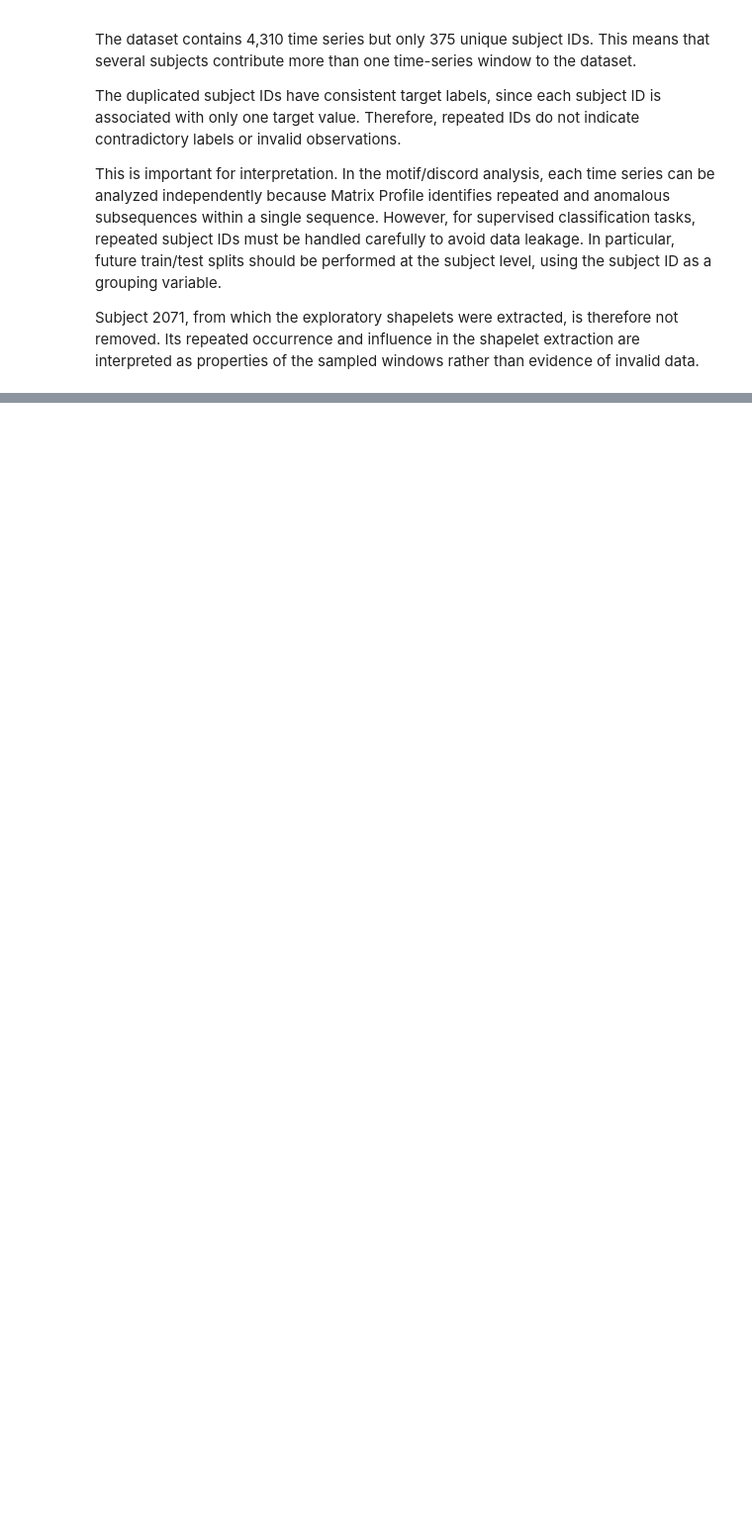
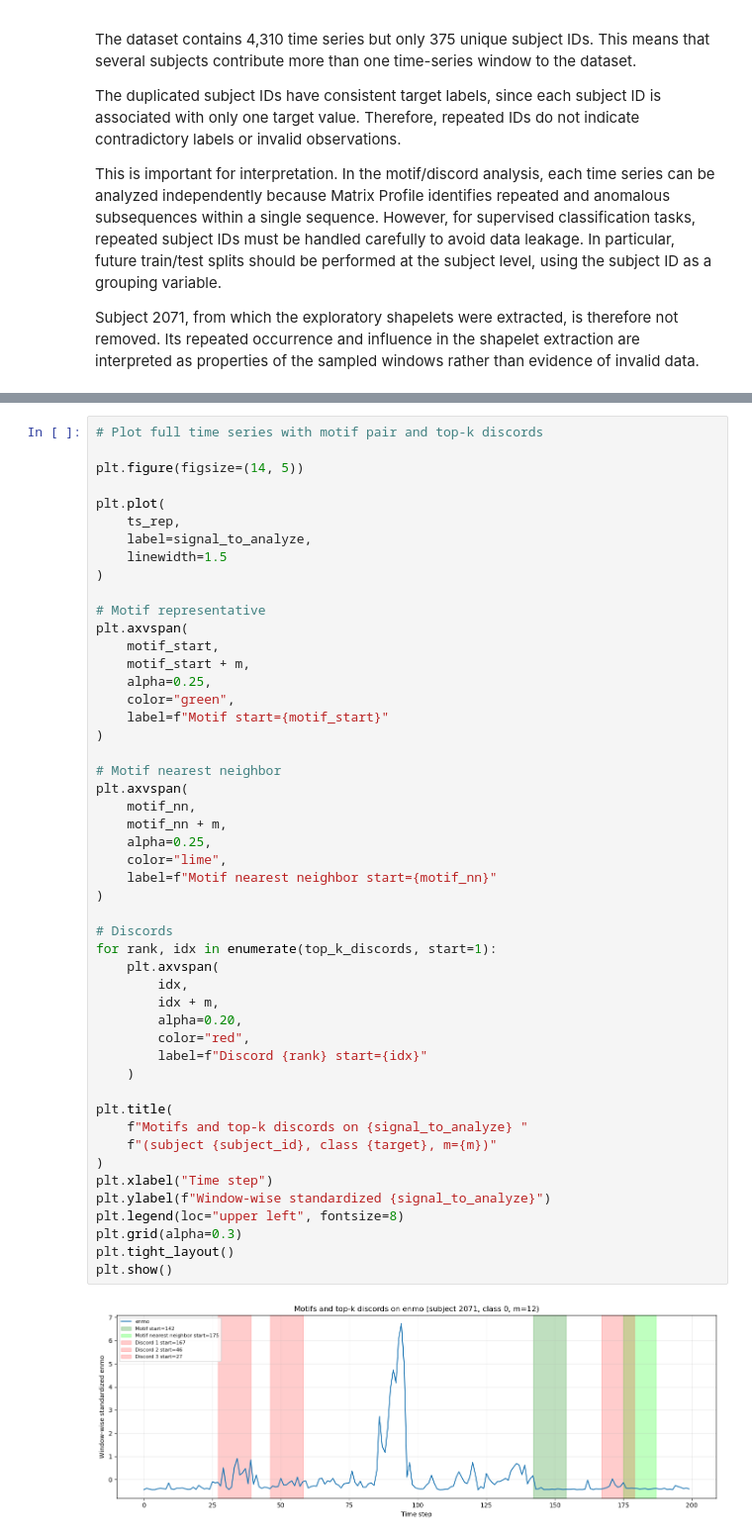
Before and after one commit to lorenzobuccolini03/Data-Mining---Advanced-Topics, a Jupyter notebook: Time Series Analysis/motifs_discords.ipynb, the cells around one changed output, grey strips where cells are left out. Shown at 99% size. Drawn from its saved outputs; the diff is of its cells as text; blank space fills up the shorter version.

```diff
--- a/Time Series Analysis/motifs_discords.ipynb
+++ b/Time Series Analysis/motifs_discords.ipynb
@@ -1477,0 +1592,51 @@ Subject 2071, from which the exploratory shapelets were extracted, is therefore
+# %%
+# Plot full time series with motif pair and top-k discords
+
+plt.figure(figsize=(14, 5))
+
+plt.plot(
+    ts_rep,
+    label=signal_to_analyze,
+    linewidth=1.5
+)
+
+# Motif representative
+plt.axvspan(
+    motif_start,
+    motif_start + m,
+    alpha=0.25,
+    color="green",
+    label=f"Motif start={motif_start}"
+)
+
+# Motif nearest neighbor
+plt.axvspan(
+    motif_nn,
+    motif_nn + m,
+    alpha=0.25,
+    color="lime",
+    label=f"Motif nearest neighbor start={motif_nn}"
+)
+
+# Discords
+for rank, idx in enumerate(top_k_discords, start=1):
+    plt.axvspan(
+        idx,
+        idx + m,
+        alpha=0.20,
+        color="red",
+        label=f"Discord {rank} start={idx}"
+    )
+
+plt.title(
+    f"Motifs and top-k discords on {signal_to_analyze} "
+    f"(subject {subject_id}, class {target}, m={m})"
+)
+plt.xlabel("Time step")
+plt.ylabel(f"Window-wise standardized {signal_to_analyze}")
+plt.legend(loc="upper left", fontsize=8)
+plt.grid(alpha=0.3)
+plt.tight_layout()
+plt.show()
+# %% [output]
+[figure, added]
```
Also changed, not shown: parts of 7 cells of this notebook, 3 other files.
